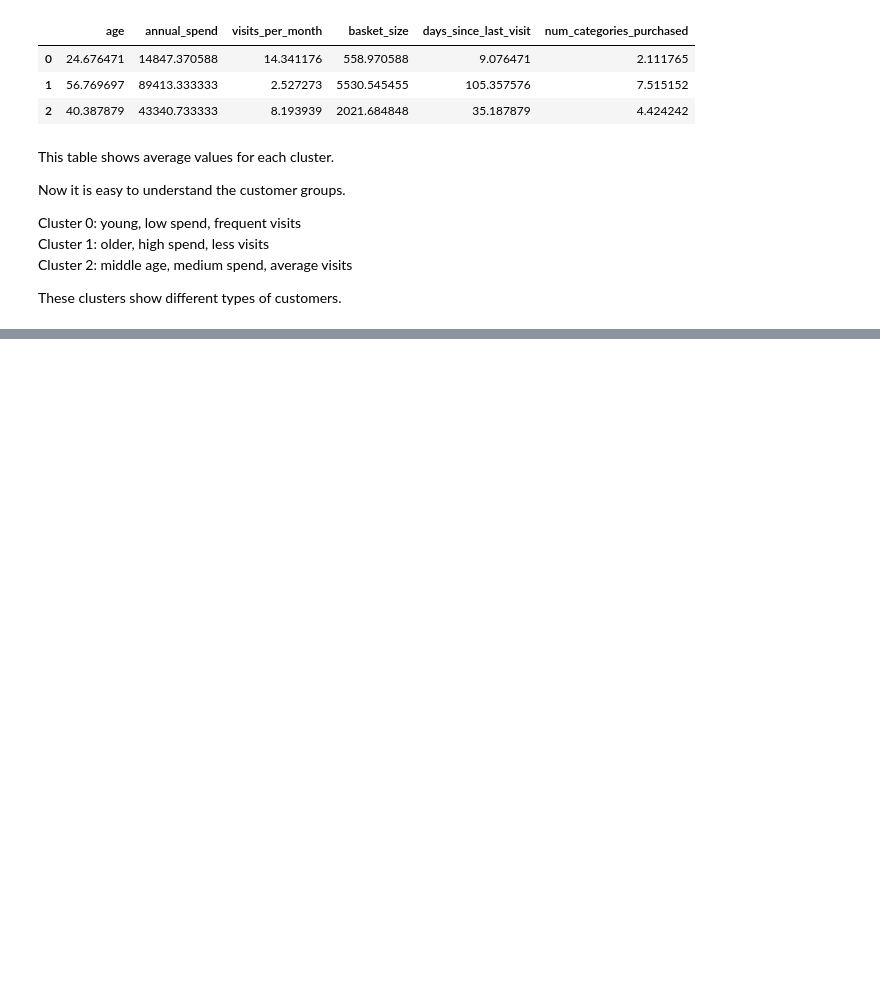
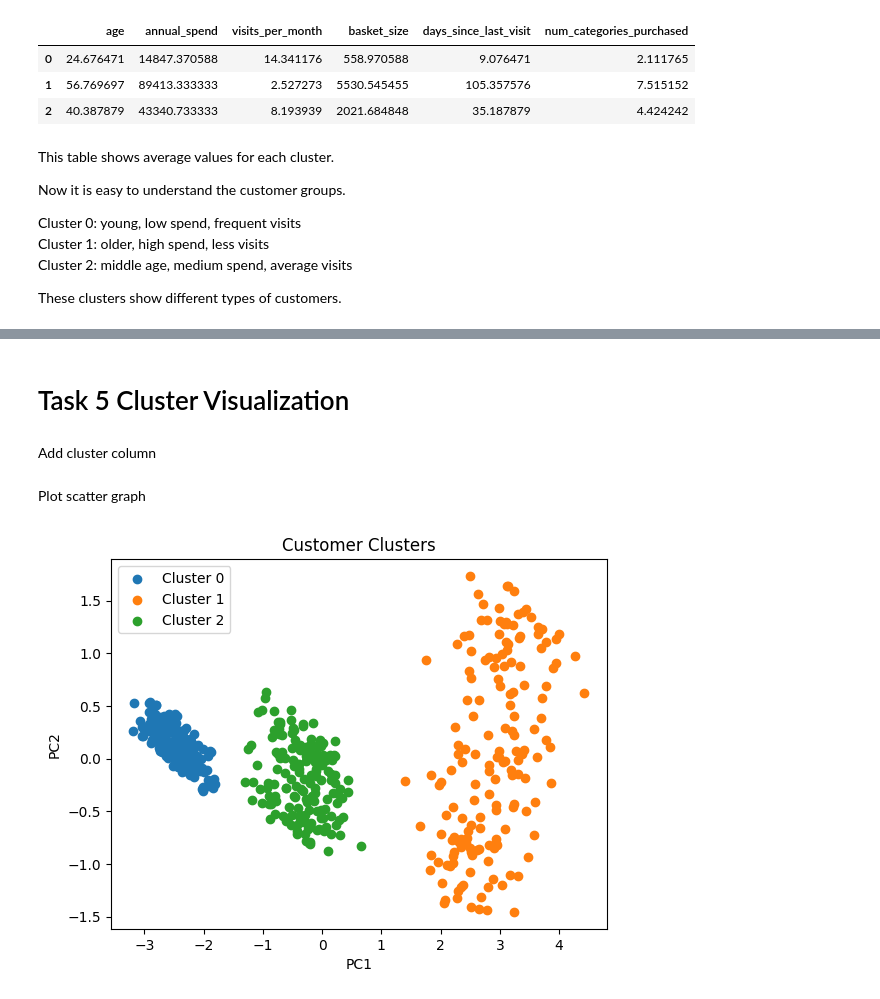
Before and after one commit to dppanchal889/ml-assessment-Dipika-panchal, a Jupyter notebook: part_a/q2_unsupervised.ipynb, the cells around one changed output, grey strips where cells are left out. Cells and saved outputs as stored; diff of their text form; code cells hidden in the pictures; blank space fills up the shorter version.

Commit message:
update task 4 and 5

```diff
--- a/part_a/q2_unsupervised.ipynb
+++ b/part_a/q2_unsupervised.ipynb
@@ -182,0 +189,6 @@ These clusters show different types of customers.
+# %%
+pca = PCA(n_components=2)
+
+X_pca = pca.fit_transform(X_scaled)
+
+print(X_pca[:5])
@@ -182,0 +256,38 @@ These clusters show different types of customers.
+# %% [markdown]
+# Task 5 Cluster Visualization
+# %%
+pca_df = pd.DataFrame(X_pca)
+
+pca_df.columns = ['PC1', 'PC2']
+# %% [markdown]
+Add cluster column
+# %%
+pca_df['cluster'] = df['cluster']
+# %% [markdown]
+Plot scatter graph
+# %%
+import matplotlib.pyplot as plt
+
+plt.figure()
+
+# cluster 0
+data0 = pca_df[pca_df['cluster'] == 0]
+plt.scatter(data0['PC1'], data0['PC2'], label='Cluster 0')
+
+# cluster 1
+data1 = pca_df[pca_df['cluster'] == 1]
+plt.scatter(data1['PC1'], data1['PC2'], label='Cluster 1')
+
+# cluster 2
+data2 = pca_df[pca_df['cluster'] == 2]
+plt.scatter(data2['PC1'], data2['PC2'], label='Cluster 2')
+
+plt.xlabel("PC1")
+plt.ylabel("PC2")
+plt.title("Customer Clusters")
+
+plt.legend()
+
+plt.show()
+# %% [output]
+[figure, added]
```
Also changed, not shown: parts of 12 cells of this notebook.
